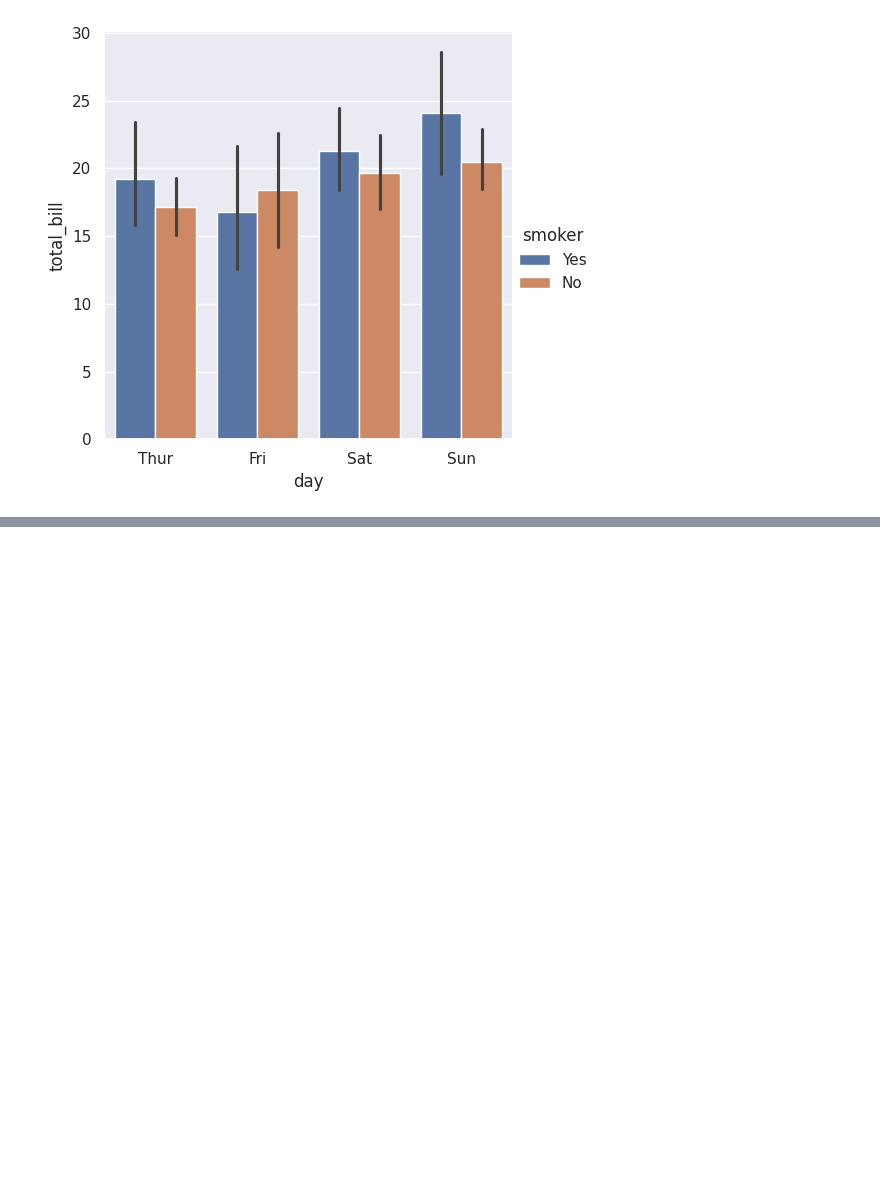
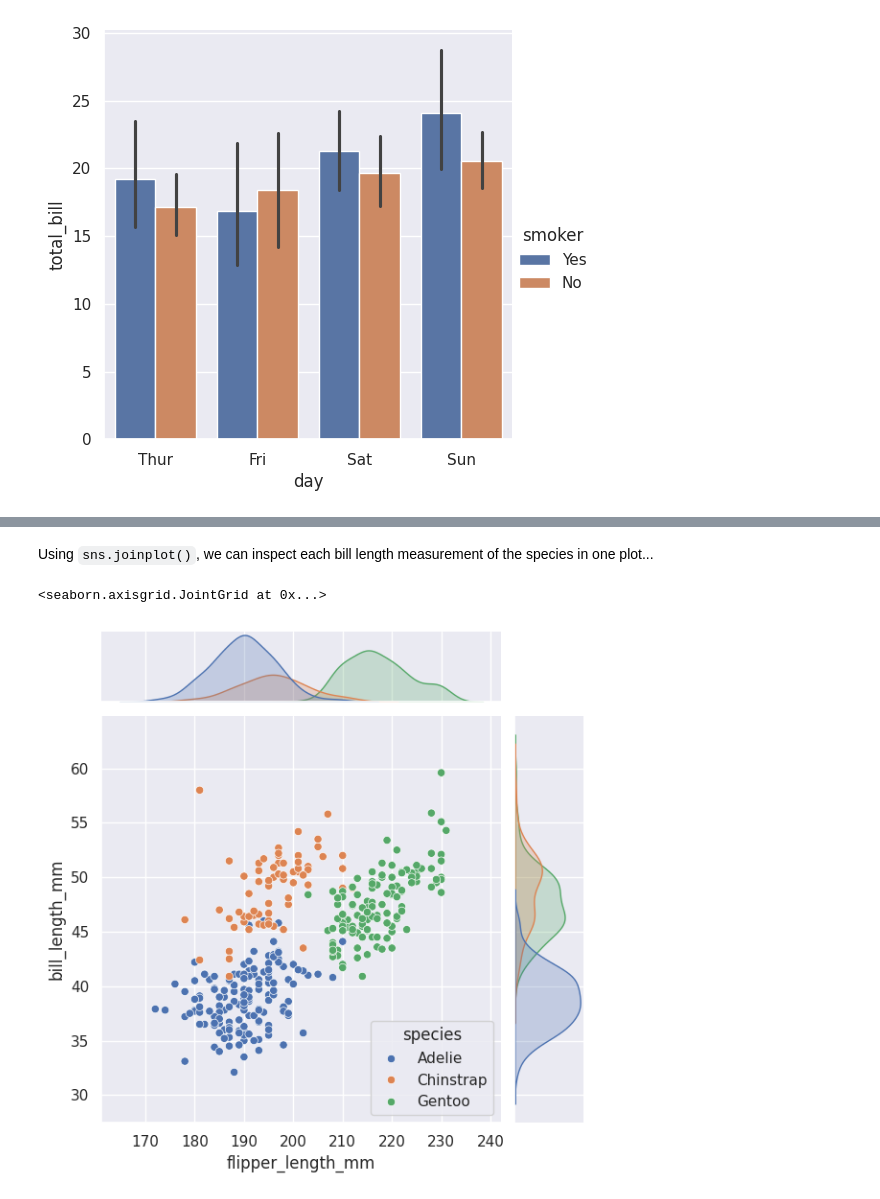
Before and after one commit to taadith/python-projects, a Jupyter notebook: intro-stat-learning/labs/ISLP_Lab_Ch_02.ipynb, the cells around one changed output, grey strips where cells are left out. Cells and saved outputs as stored; diff of their text form; code cells hidden in the pictures; blank space fills up the shorter version.

Commit message:
finished the graphics section, started seqs

````diff
--- a/intro-stat-learning/labs/ISLP_Lab_Ch_02.ipynb
+++ b/intro-stat-learning/labs/ISLP_Lab_Ch_02.ipynb
@@ -483,0 +490,3 @@ sns.catplot(data = tips, kind = "bar", x = "day", y = "total_bill", hue = "smoke
+# %%
+penguins = sns.load_dataset("penguins")
+penguins.head()
@@ -483,0 +500,9 @@ sns.catplot(data = tips, kind = "bar", x = "day", y = "total_bill", hue = "smoke
+# %% [markdown]
+Using ```sns.joinplot()```, we can inspect each bill length measurement of the species in one plot...
+# %%
+sns.jointplot(data = penguins, x = "flipper_length_mm", y = "bill_length_mm",
+              hue = "species"
+)
+# %% [output]
+<seaborn.axisgrid.JointGrid at 0x...>
+[figure, added]
````
Also changed, not shown: parts of 67 cells of this notebook.
